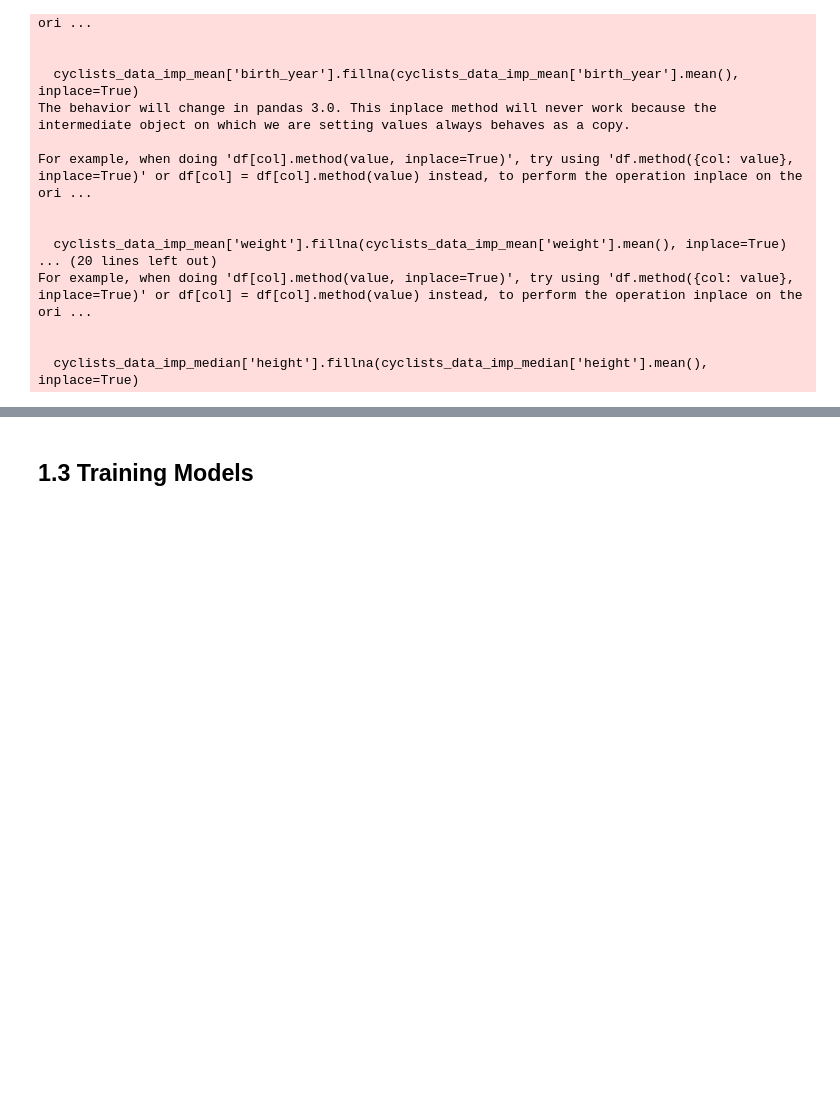
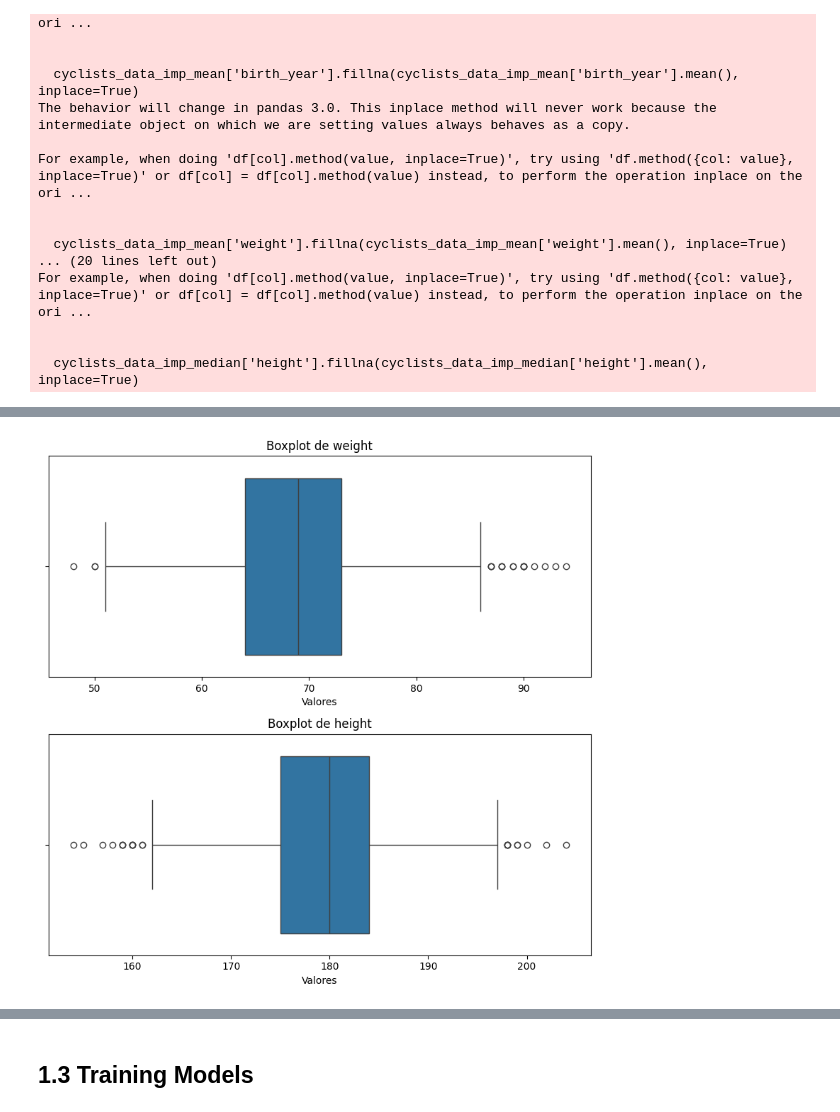
Before and after one commit to mariaviv27/Machine-Learning-Avanzado, a Jupyter notebook: machinelearning.ipynb, the cells around one changed output, grey strips where cells are left out. Saved outputs shown, nothing was run; the diff lists cells and outputs as text; code cells hidden in the pictures; blank space fills up the shorter version.

```diff
--- a/machinelearning.ipynb
+++ b/machinelearning.ipynb
@@ -69,15 +68,15 @@ memory usage: 73.7+ MB
 # This will later be the label for our classifiers
 def categorize_position(pos):
     if pos <= 3:
-        return "0"#Podium
+        return "Podium"
     elif pos <= 20:
-        return "1"#Top20
+        return "Top20"
     elif pos <= 50:
-        return "2"#Top50
+        return "Top50"
     elif pos <= 100:
-        return "3"#Top100
+        return "Top100"
     else:
-        return "4"#Remaining
+        return "Remaining"
 
 # Apply categorization
 races_data["position_category"] = races_data["position"].apply(categorize_position)
@@ -477,0 +367,16 @@ test = test.drop(columns=['average_temperature'])
+# %%
+# Checking the columns on the cyclists dataset with the most null values
+columns_to_plot = ['weight', 'height']
+
+num_columns = len(columns_to_plot)
+fig, axes = plt.subplots(num_columns, 1, figsize=(8, num_columns * 4))
+
+for i, column in enumerate(columns_to_plot):
+    sns.boxplot(data=cyclists_data, x=column, ax=axes[i])
+    axes[i].set_title(f'Boxplot de {column}')
+    axes[i].set_xlabel('Valores')
+
+plt.tight_layout()
+plt.show()
+# %% [output]
+[figure, added]
```
Also changed, not shown: parts of 28 cells of this notebook.
